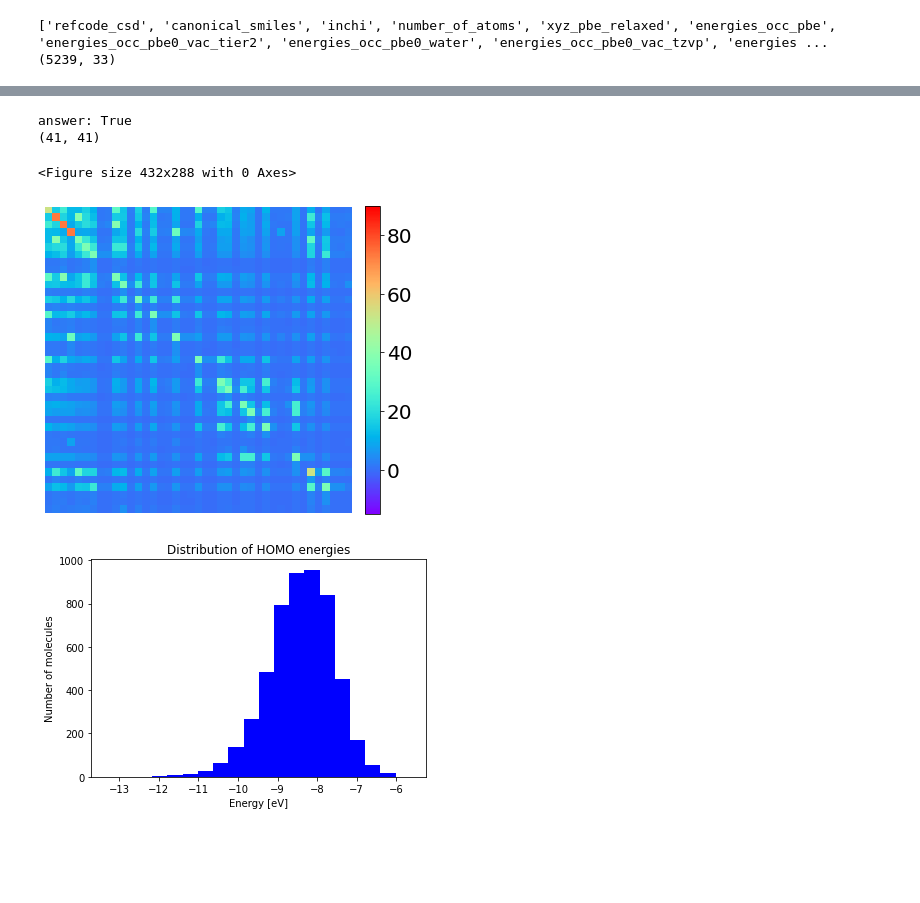
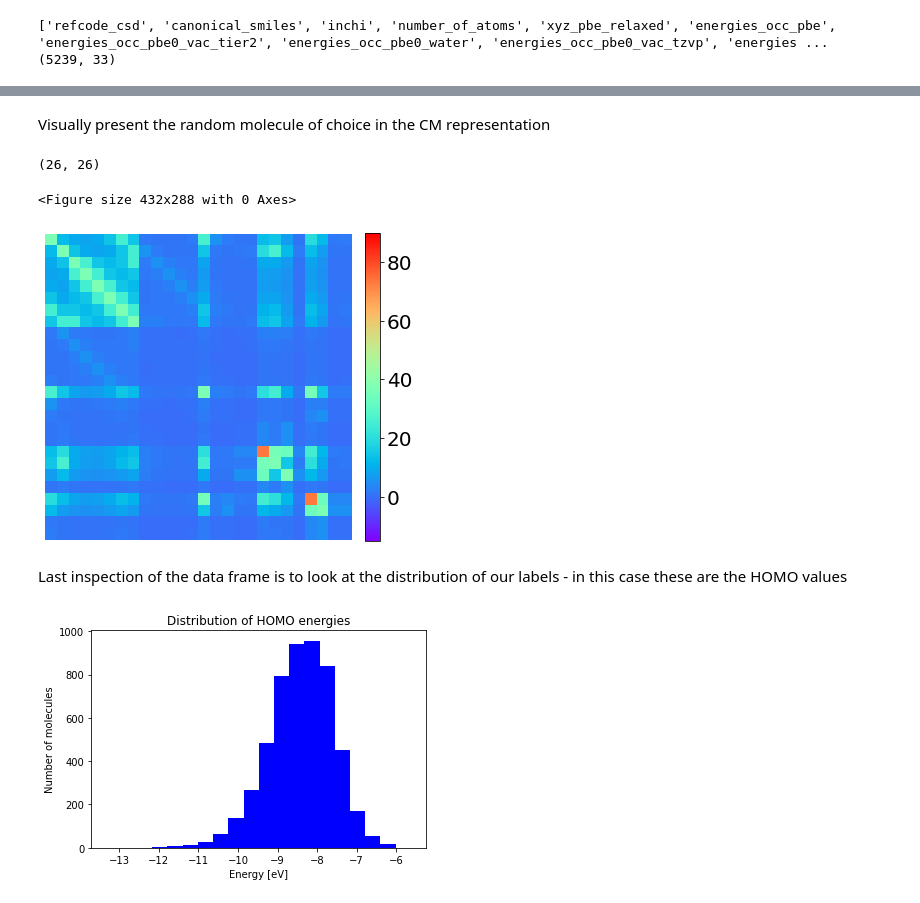
Before and after one commit to billalsohail/ML4MC, a Jupyter notebook: Coulomb_matrix_representation.ipynb, the cells around one changed output, grey strips where cells are left out. Saved outputs shown, nothing was run; the diff lists cells and outputs as text; code cells hidden in the pictures; blank space fills up the shorter version.

```diff
--- a/Coulomb_matrix_representation.ipynb
+++ b/Coulomb_matrix_representation.ipynb
@@ -126,30 +137,25 @@ H      18.62509628      18.94422685      29.77343589
-# %%
-cm_desc = CoulombMatrix(n_atoms_max=41, permutation='none', flatten=False)
-mol = df['atoms'].iloc[rand_mol]
-
-print("answer:", isinstance(mol, Atoms))
-
-matrix = cm_desc.create(mol)
-print(matrix.shape)
-
-# shape = (34, 34)
-# matrix = matrix.reshape(shape)
-# print("new shape", matrix.shape)
-# df['atoms'].head(5)
-# %% [output]
-answer: True
-(41, 41)
+# %% [markdown]
+Visually present the random molecule of choice in the CM representation
 # %%
+cm_desc = CoulombMatrix(n_atoms_max=26, permutation='none', flatten=False)
+mol = df['atoms'].iloc[rand_mol]
+
+matrix = cm_desc.create(mol)
+print(matrix.shape)
+
 #Lets have a look at our random molecule and visualise the CM
 plt.figure()
 plt.figure(figsize = (6,6))
 plt.imshow(matrix, origin="upper", cmap='rainbow', vmin=-15, vmax=90, interpolation='nearest')
 plt.colorbar(fraction=0.046, pad=0.04).ax.tick_params(labelsize=20)
 plt.axis('off')
 plt.show()
 # %% [output]
-<Figure size 432x288 with 0 Axes>
+(26, 26)
+<Figure size 432x288 with 0 Axes>
-[figure, old version]
+[figure, new version]
+# %% [markdown]
+Last inspection of the data frame is to look at the distribution of our labels - in this case these are the HOMO values
 # %%
 plt.hist(df['HOMO'].values, bins=20, density=False, facecolor='blue')
 plt.xlabel("Energy [eV]")
```
Also changed, not shown: parts of 14 cells of this notebook.
